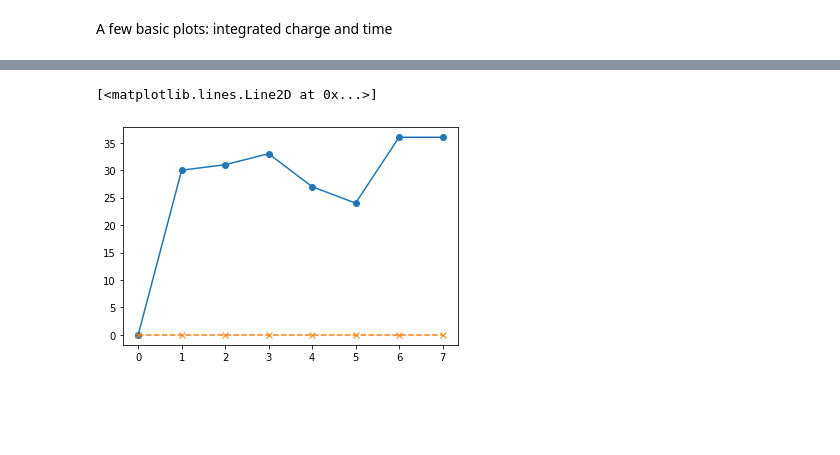
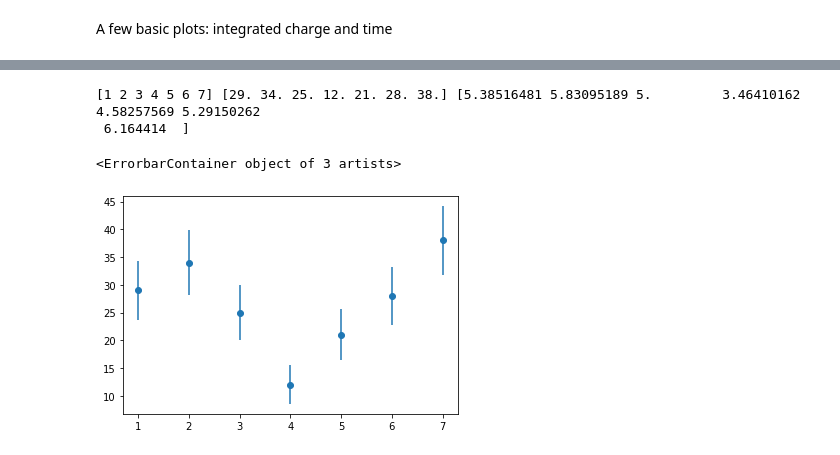
Before and after one commit to acolijn/DT5550_DAQ, a Jupyter notebook: analysis/decode_example.ipynb, the cells around one changed output, grey strips where cells are left out. Drawn from its saved outputs; the diff is of its cells as text; code cells hidden in the pictures; blank space fills up the shorter version.

```diff
--- a/analysis/decode_example.ipynb
+++ b/analysis/decode_example.ipynb
@@ -236,9 +240,15 @@ plt.savefig('Gaussian_fit.png')
-# %%
-plt.plot(nsum,'o-')
-plt.plot(nsum_ran,'x--')
-# %% [output]
-[<matplotlib.lines.Line2D at 0x...>]
-[figure, removed]
+# %%
+x = np.arange(1,8)
+y = nsum[1:8]
+err = np.sqrt(y)
+print(x,y,err)
+plt.errorbar(x, y, yerr=err, marker='o', ls='')
+#plt.plot(nsum_ran,'x--')
+# %% [output]
+[1 2 3 4 5 6 7] [29. 34. 25. 12. 21. 28. 38.] [5.38516481 5.83095189 5.         3.46410162 4.58257569 5.29150262
+ 6.164414  ]
+<ErrorbarContainer object of 3 artists>
+[figure, added]
 # %%
 h = plt.hist(Es_loose,range=(1200,3000),bins=100)
 h = plt.hist(Es,range=(1200,3000),bins=100)
```
Also changed, not shown: parts of 9 cells of this notebook, 4 other files.
